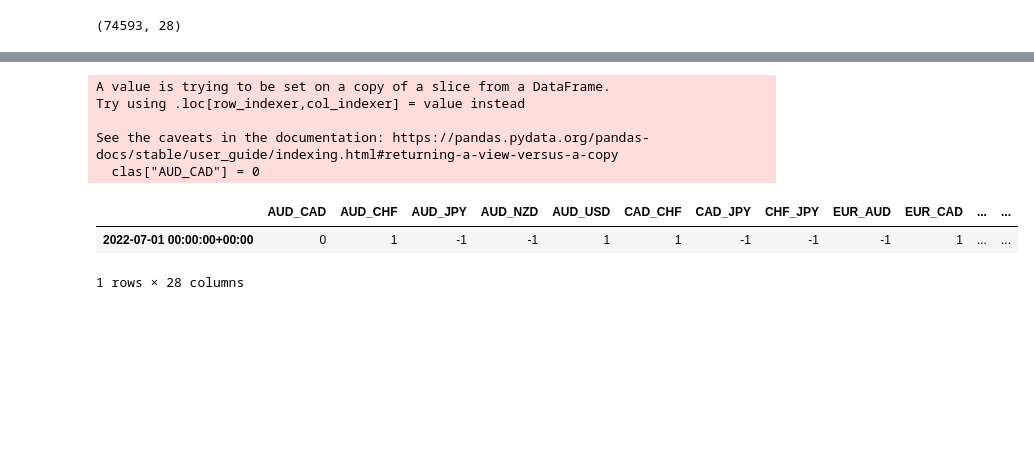
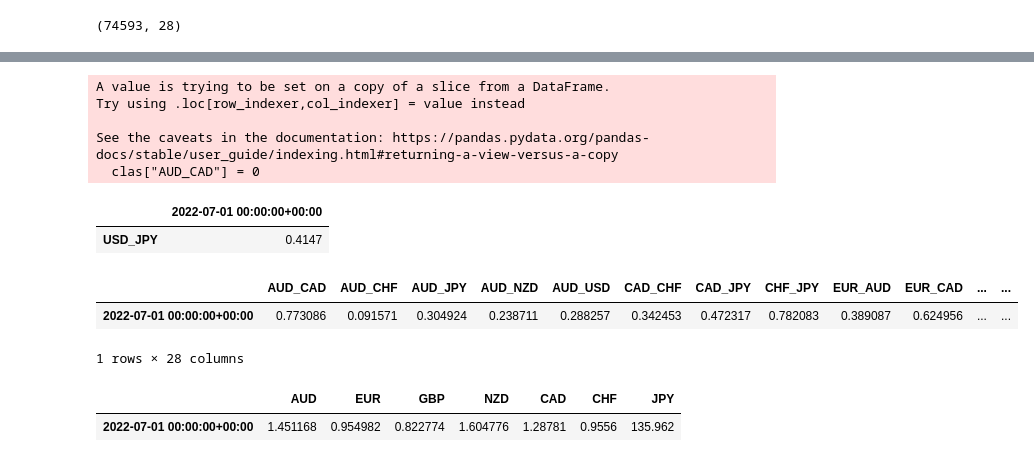
Before and after one commit to alexcolls/rex-ai, a Jupyter notebook: notebooks/marti/risk_management.ipynb, the cells around one changed output, grey strips where cells are left out. Cells and saved outputs as stored; diff of their text form; code cells hidden in the pictures; blank space fills up the shorter version.

Commit message:
Risk management with rolling mean

```diff
--- a/notebooks/marti/risk_management.ipynb
+++ b/notebooks/marti/risk_management.ipynb
@@ -22,8 +25,8 @@ df = df.loc[datetime(2010, 6, 1, 0, 0, 0, 0, UTC):datetime(2022, 7, 1, 0, 0, 0,
 # %%
 def mean_prediction(df, rate=24):
     data = pd.DataFrame([])
-    for sym in SYMBOLS:
-        data[sym] = df[sym].rolling(rate).mean()
+    for ccy in df.columns:
+        data[ccy] = df[ccy].rolling(rate).mean()
     data.index = df.index
     return data
 
@@ -120,22 +119,25 @@ c.filter(regex=sym+'_'+sym2).values[0][0]
 def expected_volatility(pred_vol, correlations):
 
     vols = pred_vol.copy()
-    pred_vol = abs(pred_vol.iloc[:,-1:].T)
+    pred_vol = abs(pred_vol)
+
+
     for sym in pred_vol.columns:
 
         real_vol = 0
-
         for sym2 in pred_vol.columns:
 
             if sym == sym2:
                 real_vol += pred_vol[sym]
+
             else:
                 real_vol += pred_vol[sym2] * correlations.filter(regex=sym+'_'+sym2).values[0][0]
 
-        vols[sym] = round(real_vol.mean(), 4)
+        vols[sym] = abs(round(real_vol.mean(),6))
 
     total_vol = vols.mean(axis=1)[0]
 
+
     return total_vol, vols
 # %%
 t, v = expected_volatility(pred,c)
@@ -164,13 +172,17 @@ Real vols:
 # %%
 clas["AUD_CAD"] = 0
 clas
+t
+display(v, pred)
 # %% [output]
 A value is trying to be set on a copy of a slice from a DataFrame.
 Try using .loc[row_indexer,col_indexer] = value instead
 
 See the caveats in the documentation: https://pandas.pydata.org/pandas-docs/stable/user_guide/indexing.html#returning-a-view-versus-a-copy
   clas["AUD_CAD"] = 0
-|  | AUD_CAD | AUD_CHF | AUD_JPY | AUD_NZD | AUD_USD | CAD_CHF | CAD_JPY | CHF_JPY | EUR_AUD | EUR_CAD | ... | ... |
-| 2022-07-01 00:00:00+00:00 | 0 | 1 | -1 | -1 | 1 | 1 | -1 | -1 | -1 | 1 | ... | ... |
+|  | 2022-07-01 00:00:00+00:00 |
+| USD_JPY | 0.4147 |
+|  | AUD_CAD | AUD_CHF | AUD_JPY | AUD_NZD | AUD_USD | CAD_CHF | CAD_JPY | CHF_JPY | EUR_AUD | EUR_CAD | ... | ... |
+| 2022-07-01 00:00:00+00:00 | 0.773086 | 0.091571 | 0.304924 | 0.238711 | 0.288257 | 0.342453 | 0.472317 | 0.782083 | 0.389087 | 0.624956 | ... | ... |
 1 rows × 28 columns
 # %%
@@ -195 +225,7 @@ def balance(pred_vols, classification, risk=1, balance=100000, leverage=1):
+# %%
+er = read_exchange_rate(df_primary)
+er
+# %% [output]
+|  | AUD | EUR | GBP | NZD | CAD | CHF | JPY |
+| 2022-07-01 00:00:00+00:00 | 1.451168 | 0.954982 | 0.822774 | 1.604776 | 1.28781 | 0.9556 | 135.962 |
 # %%
```
Also changed, not shown: parts of 9 cells of this notebook, 1 other file.
